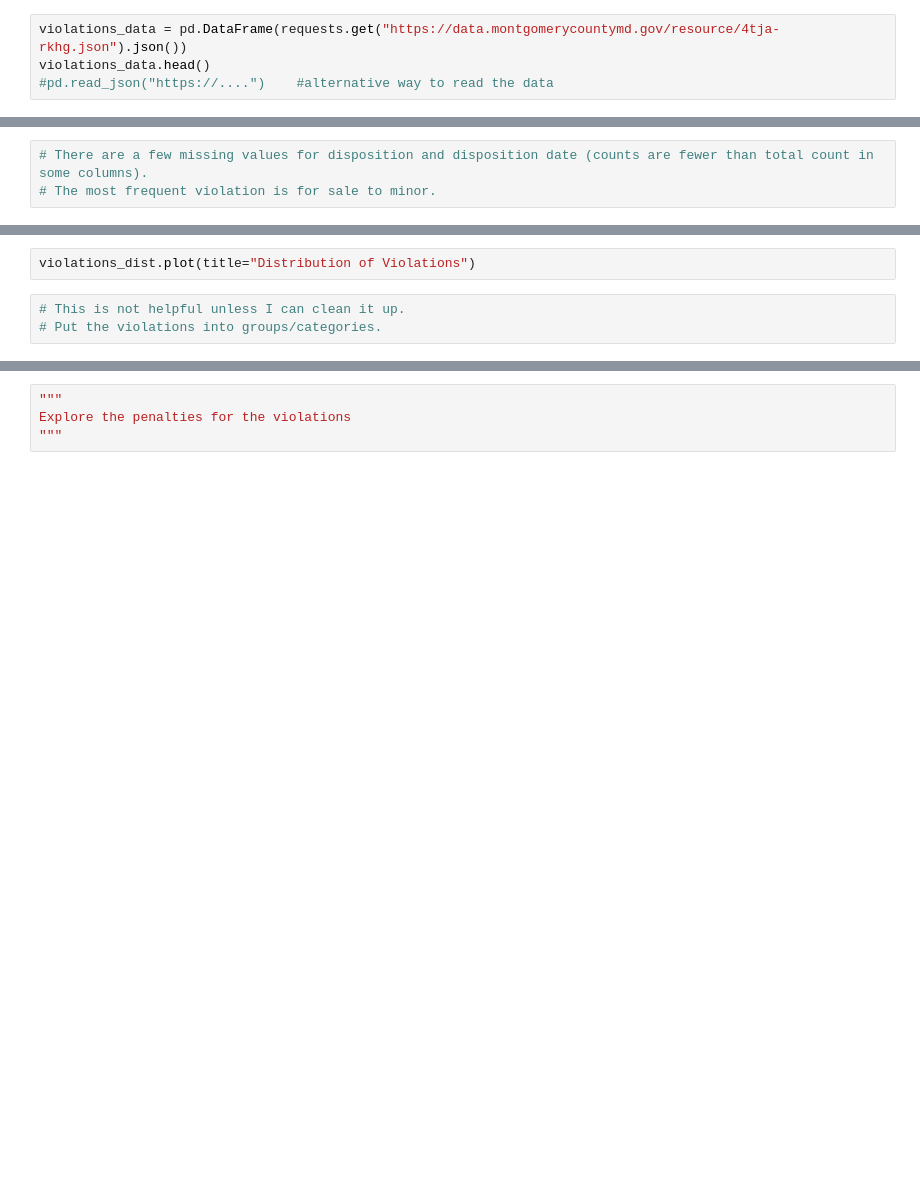
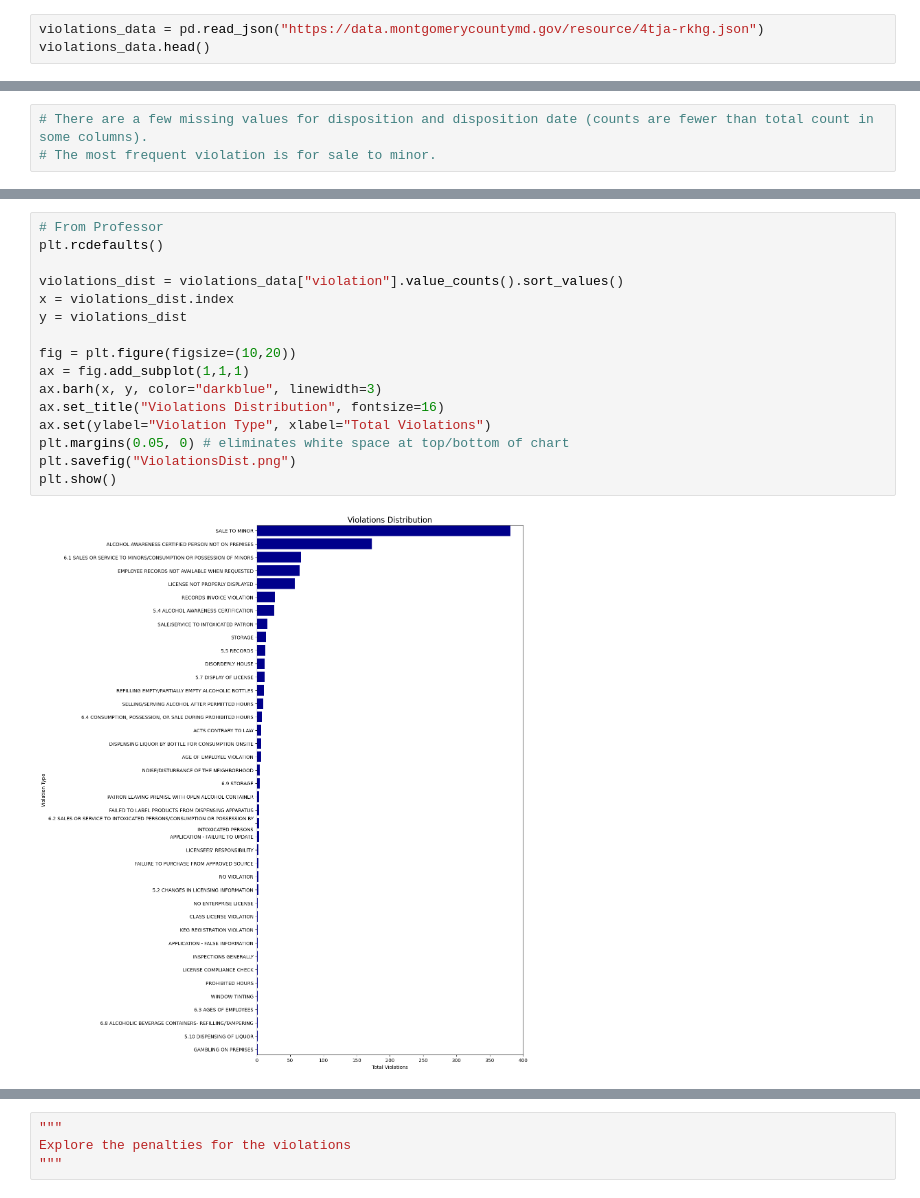
Before and after one commit to jenniferparaboschi/Data205Projects, a Jupyter notebook: JParaboschiProject.ipynb, the cells around one changed output, grey strips where cells are left out. Saved outputs shown, nothing was run; the diff lists cells and outputs as text; blank space fills up the shorter version.

Commit message:
code fixes and additions, especially for charts

```diff
--- a/JParaboschiProject.ipynb
+++ b/JParaboschiProject.ipynb
@@ -17,5 +17,4 @@ import plotly    # I had to pip install plotly on the cmd line to get plotly to
 import plotly.express as px
 # %%
-violations_data = pd.DataFrame(requests.get("https://data.montgomerycountymd.gov/resource/4tja-rkhg.json").json())
+violations_data = pd.read_json("https://data.montgomerycountymd.gov/resource/4tja-rkhg.json")
 violations_data.head()
-#pd.read_json("https://....")    #alternative way to read the data
@@ -54,8 +164,21 @@ violations_data["violation"].value_counts().sort_values(ascending=False)
-# %%
-violations_dist.plot(title="Distribution of Violations")
-# %%
-# This is not helpful unless I can clean it up.
-# Put the violations into groups/categories.
+# %%
+# From Professor
+plt.rcdefaults()
+
+violations_dist = violations_data["violation"].value_counts().sort_values()
+x = violations_dist.index
+y = violations_dist
+
+fig = plt.figure(figsize=(10,20))
+ax = fig.add_subplot(1,1,1)
+ax.barh(x, y, color="darkblue", linewidth=3)
+ax.set_title("Violations Distribution", fontsize=16)
+ax.set(ylabel="Violation Type", xlabel="Total Violations")
+plt.margins(0.05, 0) # eliminates white space at top/bottom of chart
+plt.savefig("ViolationsDist.png")
+plt.show()
+# %% [output]
+[figure, added]
 # %%
 # Get counts of the number of violations at each facility name.
 pd.set_option("display.max_rows", None)
```
Also changed, not shown: parts of 24 cells of this notebook.
